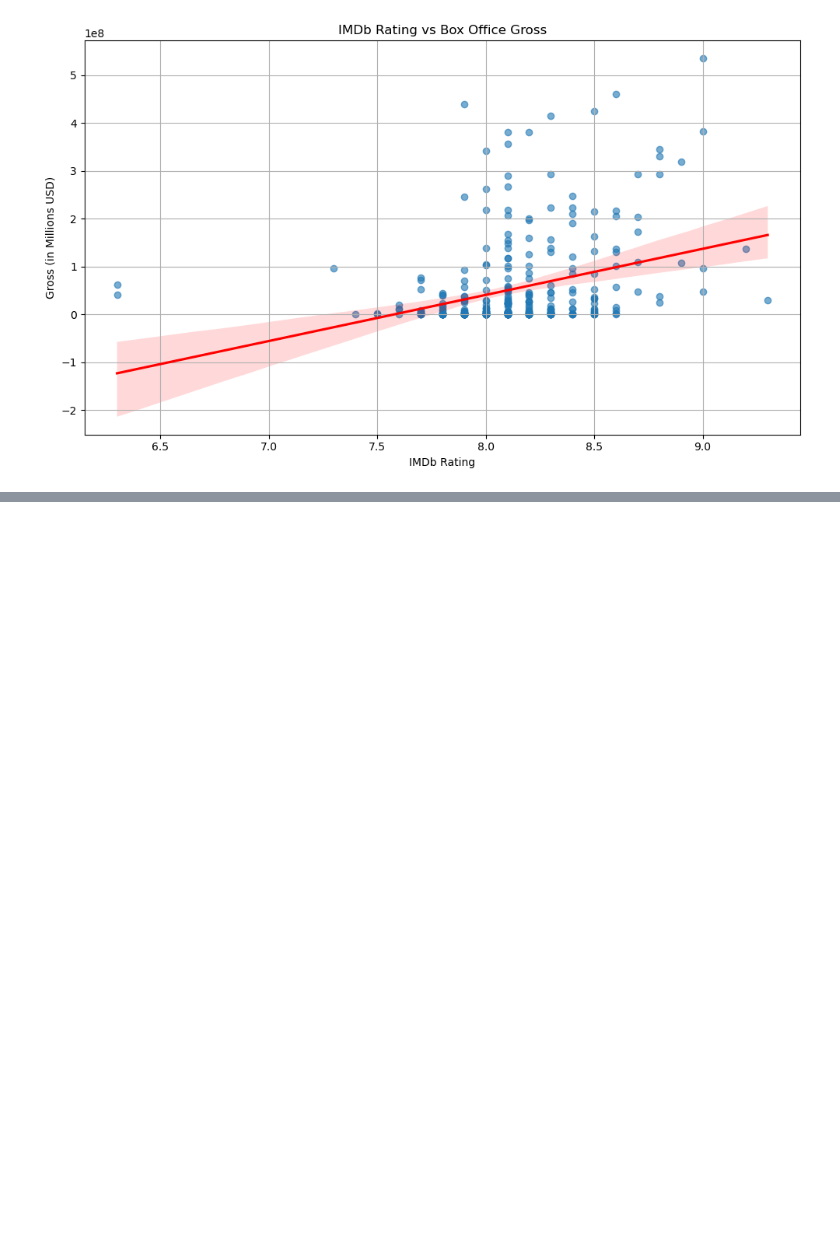
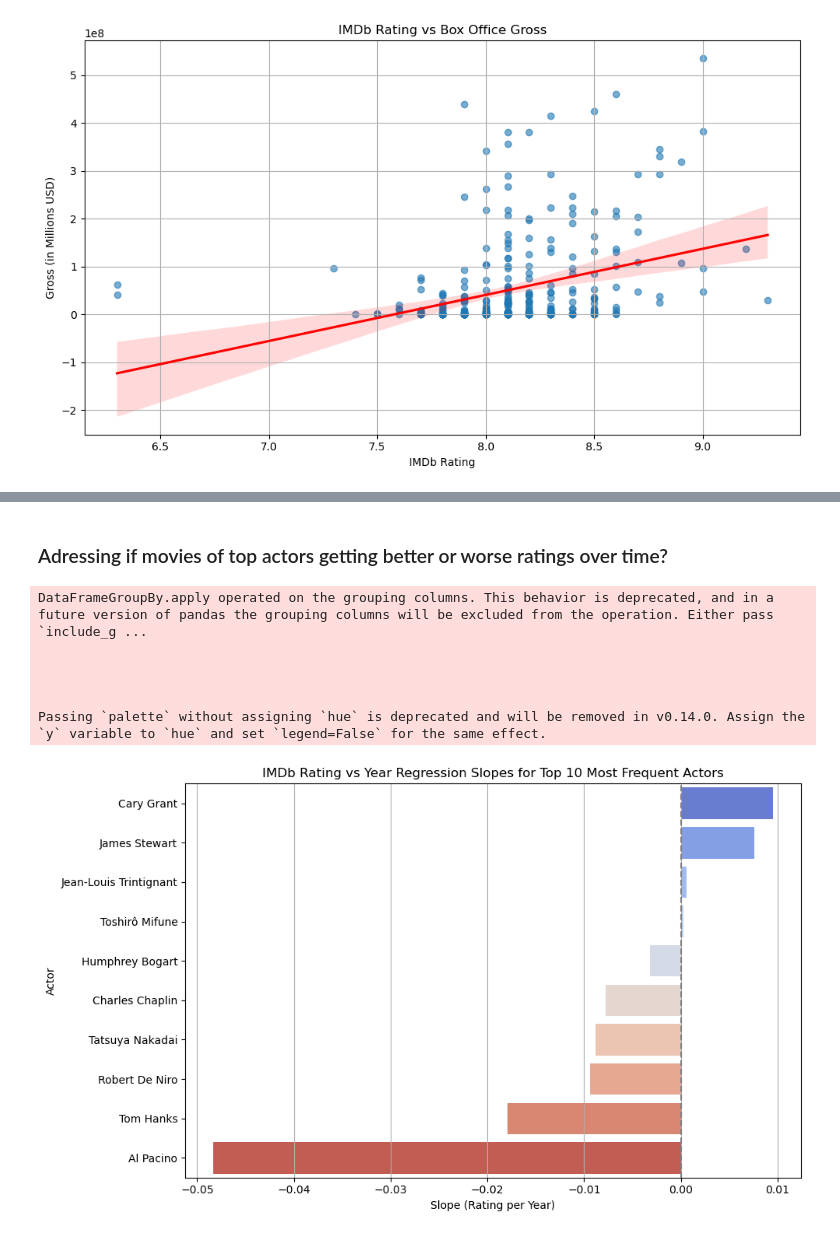
Before and after one commit to Janhavi1405/Web-Scraping-EDA--IMDB-Project, a Jupyter notebook: EDA.ipynb, the cells around one changed output, grey strips where cells are left out. Cells and saved outputs as stored; diff of their text form; code cells hidden in the pictures; blank space fills up the shorter version.

```diff
--- a/EDA.ipynb
+++ b/EDA.ipynb
@@ -955,0 +1011,37 @@ plt.show()
+# %% [markdown]
+### Adressing if movies of top actors getting better or worse ratings over time?
+# %%
+all_actors = df_movies['Stars'].dropna().apply(lambda x: [actor.strip() for actor in x.split(',')])
+flat_actor_list = [actor for sublist in all_actors for actor in sublist]
+actor_counts = Counter(flat_actor_list).most_common(10)
+top_actors = [actor for actor, _ in actor_counts]
+df_actors = df_movies[['Movie Name', 'Year', 'IMDb_Rating', 'Stars']].dropna()
+df_actors['Stars'] = df_actors['Stars'].apply(lambda x: [actor.strip() for actor in x.split(',')])
+df_actors = df_actors.explode('Stars')
+df_actors = df_actors[df_actors['Stars'].isin(top_actors)]
+def compute_actor_slope(group_df):
+    if group_df['Year'].nunique() > 1:
+        slope, _, _, _, _ = linregress(group_df['Year'], group_df['IMDb_Rating'])
+        return slope
+    return None
+actor_slopes = df_actors.groupby('Stars').apply(compute_actor_slope).dropna().reset_index()
+actor_slopes.columns = ['Actor', 'Regression_Slope']
+actor_slopes = actor_slopes.sort_values(by='Regression_Slope', ascending=False)
+
+plt.figure(figsize=(10,6))
+sns.barplot(data=actor_slopes, x='Regression_Slope', y='Actor', palette='coolwarm')
+plt.title('IMDb Rating vs Year Regression Slopes for Top 10 Most Frequent Actors')
+plt.xlabel('Slope (Rating per Year)')
+plt.ylabel('Actor')
+plt.axvline(0, color='gray', linestyle='--')
+plt.grid(True, axis='x')
+plt.tight_layout()
+plt.show()
+# %% [output]
+DataFrameGroupBy.apply operated on the grouping columns. This behavior is deprecated, and in a future version of pandas the grouping columns will be excluded from the operation. Either pass `include_g ...
+
+
+
+
+Passing `palette` without assigning `hue` is deprecated and will be removed in v0.14.0. Assign the `y` variable to `hue` and set `legend=False` for the same effect.
+[figure, added]
```
Also changed, not shown: parts of 97 cells of this notebook, 13 other files.
